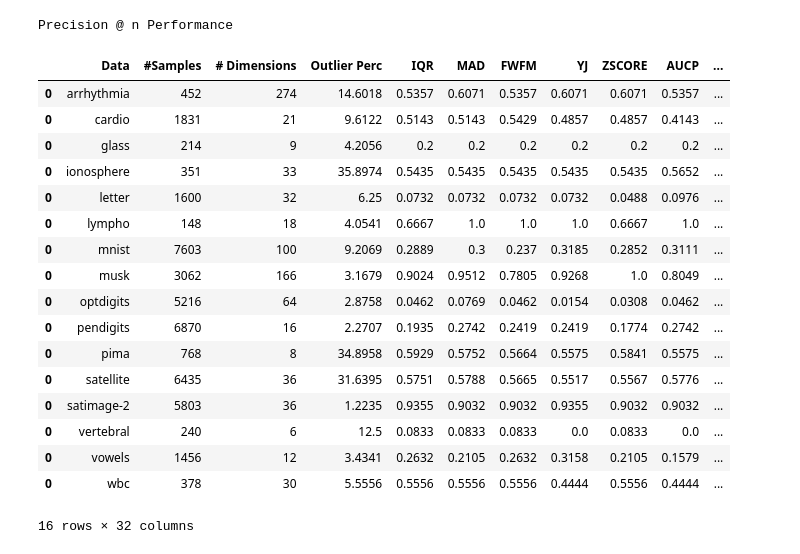
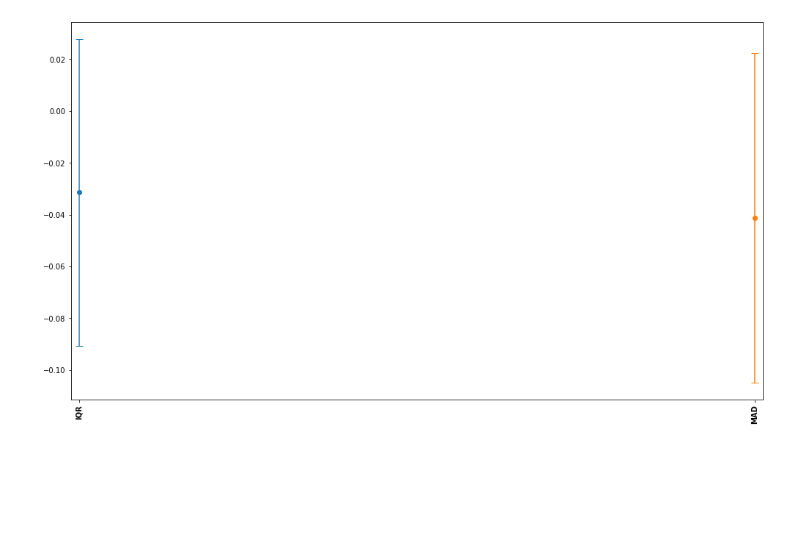
Before and after one commit to KulikDM/pythresh, a Jupyter notebook: notebooks/Benchmark_Thresholder.ipynb, the cells around one changed output. Cells and saved outputs as stored; diff of their text form; code cells hidden in the pictures; blank space fills up the shorter version.

Commit message:
Revised benchmark notebook and bump version

```diff
--- a/notebooks/Benchmark_Thresholder.ipynb
+++ b/notebooks/Benchmark_Thresholder.ipynb
@@ -258,3 +359,22 @@ Time complexity
 # %%
-print('ROC Performance')
-roc_df
+from pyod.models.knn import KNN
+from pyod.models.iforest import IForest
+from pyod.models.pca import PCA
+from pyod.models.mcd import MCD
+from pyod.models.hbos import HBOS
+from pyod.models.kde import KDE
+from pyod.models.gmm import GMM
+from pyod.models.copod import COPOD
+
+from pythresh.thresholds.iqr import IQR
+from pythresh.thresholds.mad import MAD
+from pythresh.thresholds.fwfm import FWFM
+from pythresh.thresholds.yj import YJ
+from pythresh.thresholds.ocsvm import OCSVM
+from pythresh.thresholds.regr import REGR
+
+clfs = [KNN, GMM]
+thres = [IQR(), MAD()]
+
+# Apply single standrd benchmark
+df = benchmark(clfs, thres, method='single')
@@ -281,23 +381,4 @@ ROC Performance
 # %%
-print('Precision @ n Performance')
-prn_df
+bench_plotter(df)
 # %% [output]
-Precision @ n Performance
-|  | Data | #Samples | # Dimensions | Outlier Perc | IQR | MAD | FWFM | YJ | ZSCORE | AUCP | ... |
-| 0 | arrhythmia | 452 | 274 | 14.6018 | 0.5357 | 0.6071 | 0.5357 | 0.6071 | 0.6071 | 0.5357 | ... |
-| 0 | cardio | 1831 | 21 | 9.6122 | 0.5143 | 0.5143 | 0.5429 | 0.4857 | 0.4857 | 0.4143 | ... |
-| 0 | glass | 214 | 9 | 4.2056 | 0.2 | 0.2 | 0.2 | 0.2 | 0.2 | 0.2 | ... |
-| 0 | ionosphere | 351 | 33 | 35.8974 | 0.5435 | 0.5435 | 0.5435 | 0.5435 | 0.5435 | 0.5652 | ... |
-| 0 | letter | 1600 | 32 | 6.25 | 0.0732 | 0.0732 | 0.0732 | 0.0732 | 0.0488 | 0.0976 | ... |
-| 0 | lympho | 148 | 18 | 4.0541 | 0.6667 | 1.0 | 1.0 | 1.0 | 0.6667 | 1.0 | ... |
-| 0 | mnist | 7603 | 100 | 9.2069 | 0.2889 | 0.3 | 0.237 | 0.3185 | 0.2852 | 0.3111 | ... |
-| 0 | musk | 3062 | 166 | 3.1679 | 0.9024 | 0.9512 | 0.7805 | 0.9268 | 1.0 | 0.8049 | ... |
-| 0 | optdigits | 5216 | 64 | 2.8758 | 0.0462 | 0.0769 | 0.0462 | 0.0154 | 0.0308 | 0.0462 | ... |
-| 0 | pendigits | 6870 | 16 | 2.2707 | 0.1935 | 0.2742 | 0.2419 | 0.2419 | 0.1774 | 0.2742 | ... |
-| 0 | pima | 768 | 8 | 34.8958 | 0.5929 | 0.5752 | 0.5664 | 0.5575 | 0.5841 | 0.5575 | ... |
-| 0 | satellite | 6435 | 36 | 31.6395 | 0.5751 | 0.5788 | 0.5665 | 0.5517 | 0.5567 | 0.5776 | ... |
-| 0 | satimage-2 | 5803 | 36 | 1.2235 | 0.9355 | 0.9032 | 0.9032 | 0.9355 | 0.9032 | 0.9032 | ... |
-| 0 | vertebral | 240 | 6 | 12.5 | 0.0833 | 0.0833 | 0.0833 | 0.0 | 0.0833 | 0.0 | ... |
-| 0 | vowels | 1456 | 12 | 3.4341 | 0.2632 | 0.2105 | 0.2632 | 0.3158 | 0.2105 | 0.1579 | ... |
-| 0 | wbc | 378 | 30 | 5.5556 | 0.5556 | 0.5556 | 0.5556 | 0.4444 | 0.5556 | 0.4444 | ... |
-16 rows × 32 columns
+[figure, added]
```
Also changed, not shown: parts of 18 cells of this notebook, 2 other files.
